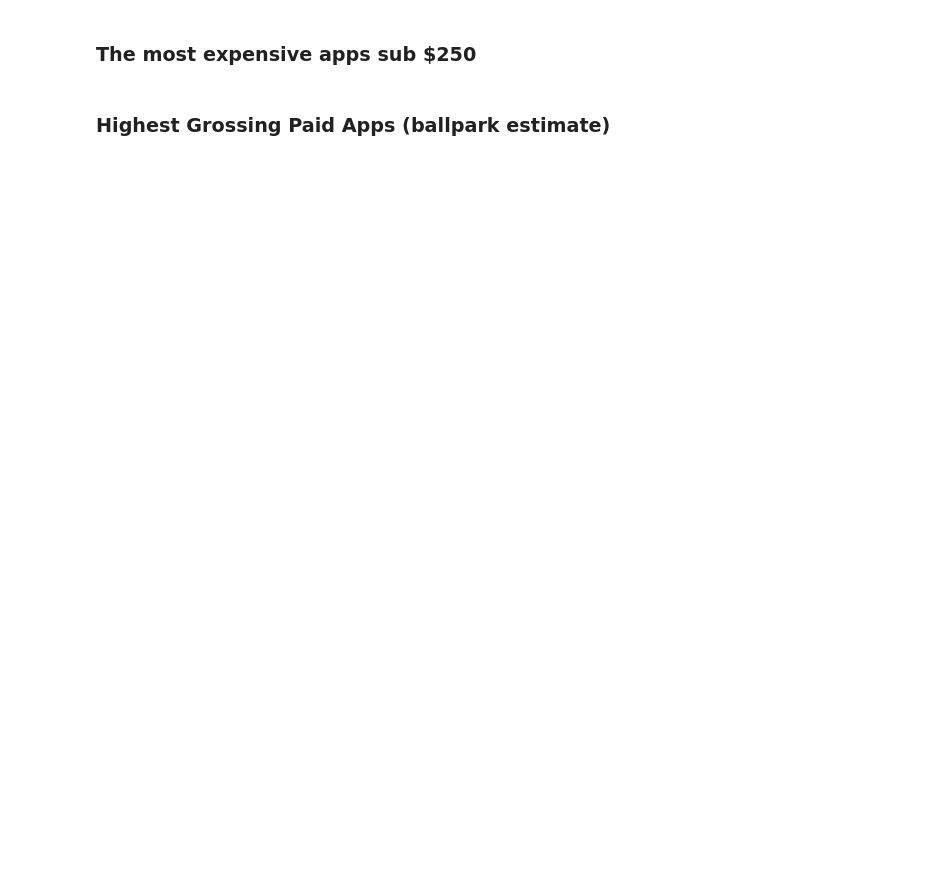
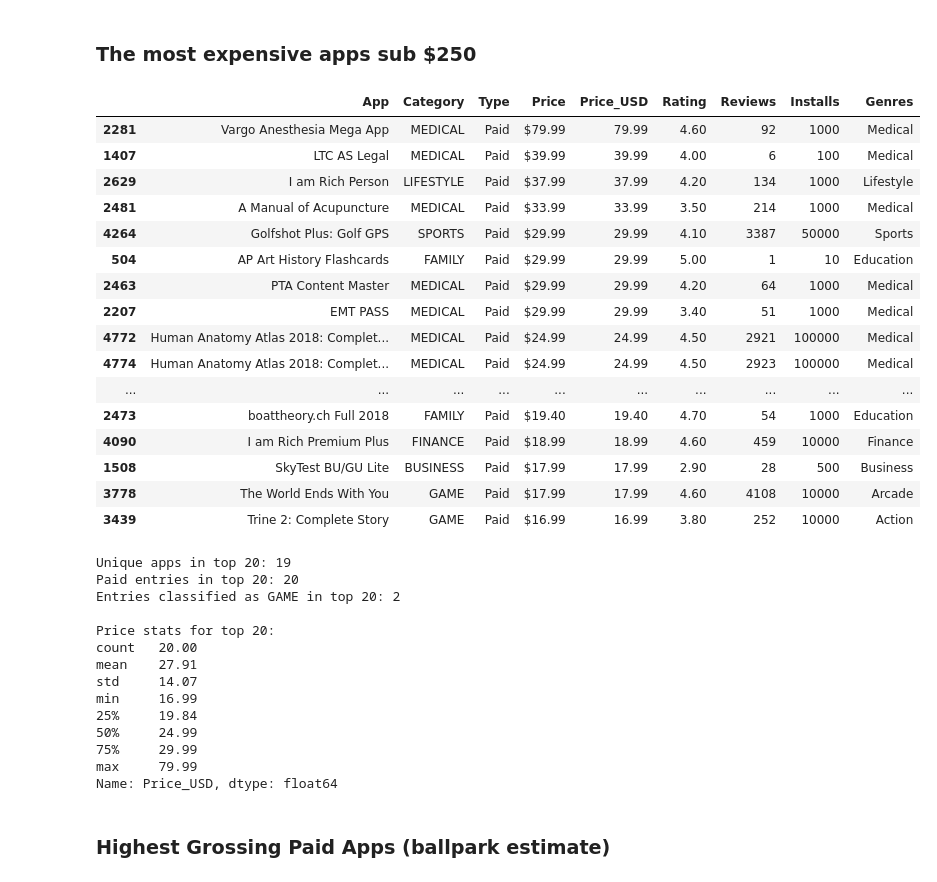
Before and after one commit to rudil24/pythonCourse, a Jupyter notebook: solutions/day076/Google Play Store App Analytics (start).ipynb, the cells around one changed output. Saved outputs shown, nothing was run; the diff lists cells and outputs as text; code cells hidden in the pictures; blank space fills up the shorter version.

```diff
--- a/solutions/day076/Google Play Store App Analytics (start).ipynb
+++ b/solutions/day076/Google Play Store App Analytics (start).ipynb
@@ -195,4 +336,50 @@ Add a column called 'Revenue_Estimate' to the DataFrame. This column should hold
 # %% [markdown]
 ### The most expensive apps sub $250
+# %%
+# remove any app with Price_USD >= 250 from df_price_clean
+df_price_clean = df_price_clean[df_price_clean['Price_USD'] < 250]
+top20_price = df_price_clean.sort_values('Price_USD', ascending=False).head(20)
+
+# Display key columns for inspection
+display(top20_price[['App', 'Category', 'Type', 'Price', 'Price_USD', 'Rating', 'Reviews', 'Installs', 'Genres']])
+
+# Quick summary
+print("Unique apps in top 20:", top20_price['App'].nunique())
+print("Paid entries in top 20:", (top20_price['Type'] == 'Paid').sum())
+print("Entries classified as GAME in top 20:", (top20_price['Category'].str.upper() == 'GAME').sum())
+print("\nPrice stats for top 20:")
+print(top20_price['Price_USD'].describe())
+# %% [output]
+|  | App | Category | Type | Price | Price_USD | Rating | Reviews | Installs | Genres |
+| 2281 | Vargo Anesthesia Mega App | MEDICAL | Paid | $79.99 | 79.99 | 4.60 | 92 | 1000 | Medical |
+| 1407 | LTC AS Legal | MEDICAL | Paid | $39.99 | 39.99 | 4.00 | 6 | 100 | Medical |
+| 2629 | I am Rich Person | LIFESTYLE | Paid | $37.99 | 37.99 | 4.20 | 134 | 1000 | Lifestyle |
+| 2481 | A Manual of Acupuncture | MEDICAL | Paid | $33.99 | 33.99 | 3.50 | 214 | 1000 | Medical |
+| 4264 | Golfshot Plus: Golf GPS | SPORTS | Paid | $29.99 | 29.99 | 4.10 | 3387 | 50000 | Sports |
+| 504 | AP Art History Flashcards | FAMILY | Paid | $29.99 | 29.99 | 5.00 | 1 | 10 | Education |
+| 2463 | PTA Content Master | MEDICAL | Paid | $29.99 | 29.99 | 4.20 | 64 | 1000 | Medical |
+| 2207 | EMT PASS | MEDICAL | Paid | $29.99 | 29.99 | 3.40 | 51 | 1000 | Medical |
+| 4772 | Human Anatomy Atlas 2018: Complet... | MEDICAL | Paid | $24.99 | 24.99 | 4.50 | 2921 | 100000 | Medical |
+| 4774 | Human Anatomy Atlas 2018: Complet... | MEDICAL | Paid | $24.99 | 24.99 | 4.50 | 2923 | 100000 | Medical |
+| ... | ... | ... | ... | ... | ... | ... | ... | ... | ... |
+| 2473 | boattheory.ch Full 2018 | FAMILY | Paid | $19.40 | 19.40 | 4.70 | 54 | 1000 | Education |
+| 4090 | I am Rich Premium Plus | FINANCE | Paid | $18.99 | 18.99 | 4.60 | 459 | 10000 | Finance |
+| 1508 | SkyTest BU/GU Lite | BUSINESS | Paid | $17.99 | 17.99 | 2.90 | 28 | 500 | Business |
+| 3778 | The World Ends With You | GAME | Paid | $17.99 | 17.99 | 4.60 | 4108 | 10000 | Arcade |
+| 3439 | Trine 2: Complete Story | GAME | Paid | $16.99 | 16.99 | 3.80 | 252 | 10000 | Action |
+Unique apps in top 20: 19
+Paid entries in top 20: 20
+Entries classified as GAME in top 20: 2
+
+Price stats for top 20:
+count   20.00
+mean    27.91
+std     14.07
+min     16.99
+25%     19.84
+50%     24.99
+75%     29.99
+max     79.99
+Name: Price_USD, dtype: float64
 # %% [markdown]
 ### Highest Grossing Paid Apps (ballpark estimate)
```
Also changed, not shown: parts of 31 cells of this notebook, 3 other files.
